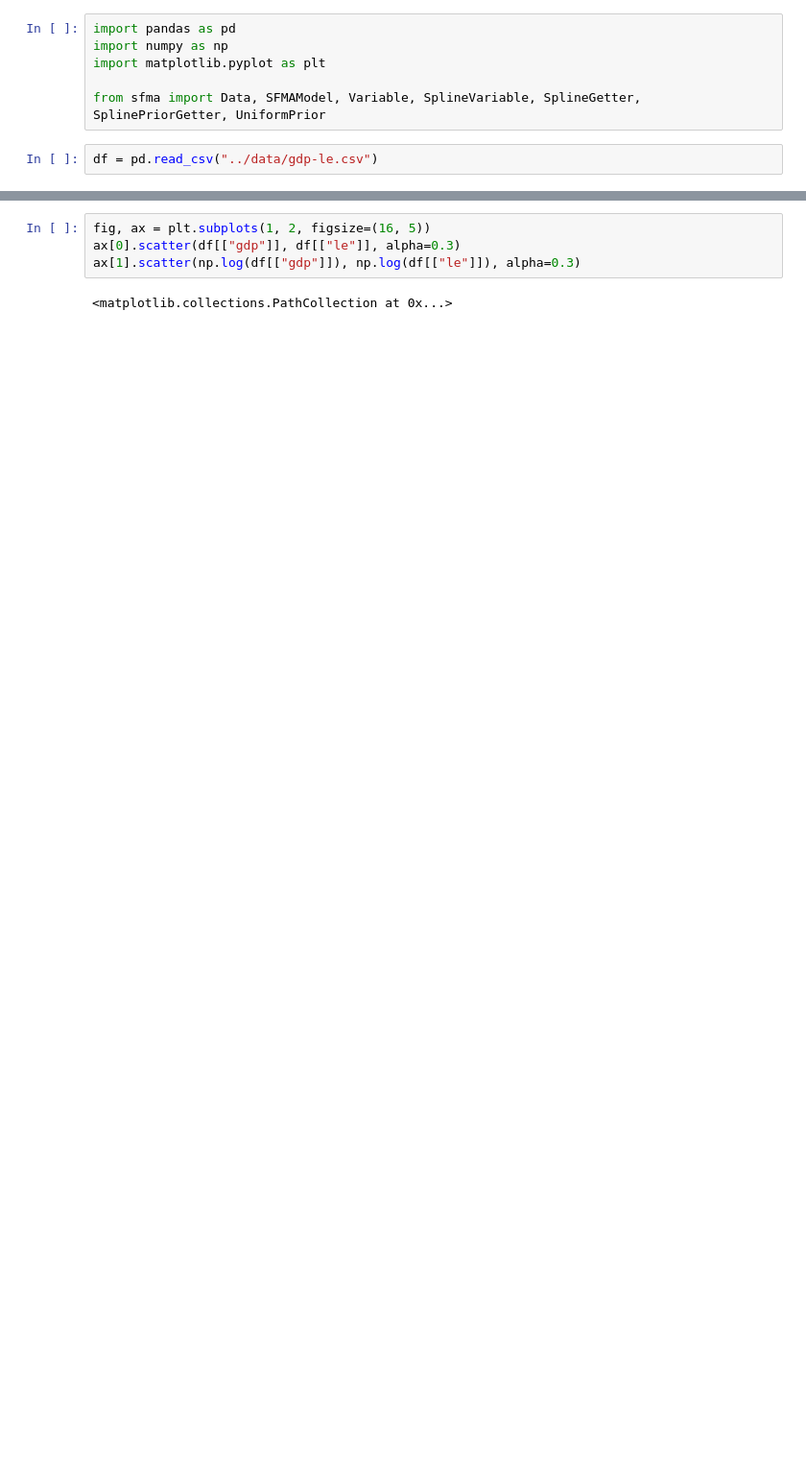
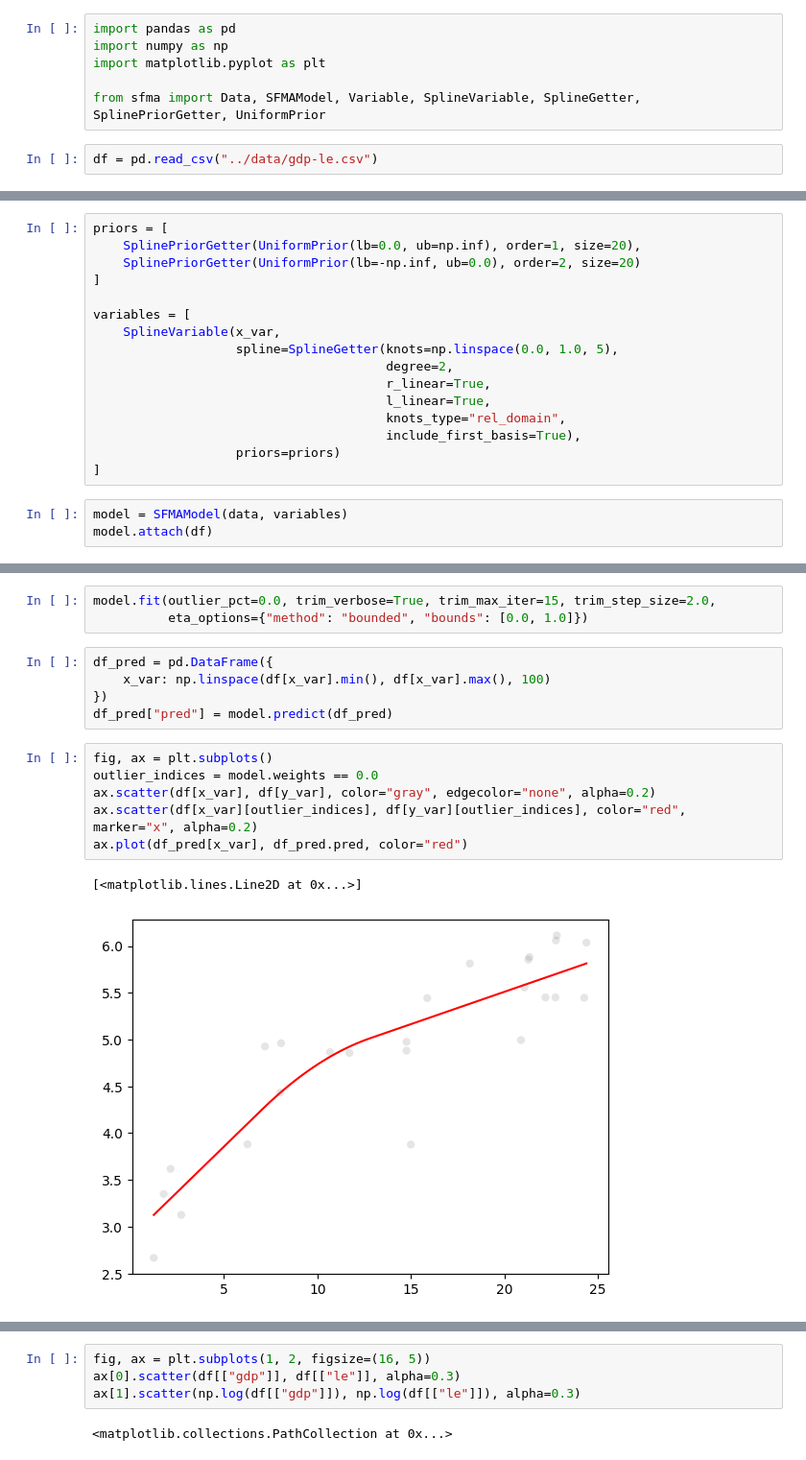
Before and after one commit to ihmeuw-msca/sfma, a Jupyter notebook: notebooks/GDP and LE.ipynb, the cells around one changed output, grey strips where cells are left out. Shown at 96% size. Cells and saved outputs as stored; diff of their text form; blank space fills up the shorter version.

Commit message:
data_dea_codes

```diff
--- a/notebooks/GDP and LE.ipynb
+++ b/notebooks/GDP and LE.ipynb
@@ -8,0 +37,19 @@ df = pd.read_csv("../data/gdp-le.csv")
+# %%
+priors = [
+    SplinePriorGetter(UniformPrior(lb=0.0, ub=np.inf), order=1, size=20),
+    SplinePriorGetter(UniformPrior(lb=-np.inf, ub=0.0), order=2, size=20)
+]
+
+variables = [
+    SplineVariable(x_var,
+                   spline=SplineGetter(knots=np.linspace(0.0, 1.0, 5),
+                                       degree=2,
+                                       r_linear=True,
+                                       l_linear=True,
+                                       knots_type="rel_domain",
+                                       include_first_basis=True),
+                   priors=priors)
+]
+# %%
+model = SFMAModel(data, variables)
+model.attach(df)
@@ -8,0 +64,17 @@ df = pd.read_csv("../data/gdp-le.csv")
+# %%
+model.fit(outlier_pct=0.0, trim_verbose=True, trim_max_iter=15, trim_step_size=2.0,
+          eta_options={"method": "bounded", "bounds": [0.0, 1.0]})
+# %%
+df_pred = pd.DataFrame({
+    x_var: np.linspace(df[x_var].min(), df[x_var].max(), 100)
+})
+df_pred["pred"] = model.predict(df_pred)
+# %%
+fig, ax = plt.subplots()
+outlier_indices = model.weights == 0.0
+ax.scatter(df[x_var], df[y_var], color="gray", edgecolor="none", alpha=0.2)
+ax.scatter(df[x_var][outlier_indices], df[y_var][outlier_indices], color="red", marker="x", alpha=0.2)
+ax.plot(df_pred[x_var], df_pred.pred, color="red")
+# %% [output]
+[<matplotlib.lines.Line2D at 0x...>]
+[figure, added]
```
Also changed, not shown: parts of 10 cells of this notebook, 15 other files.
